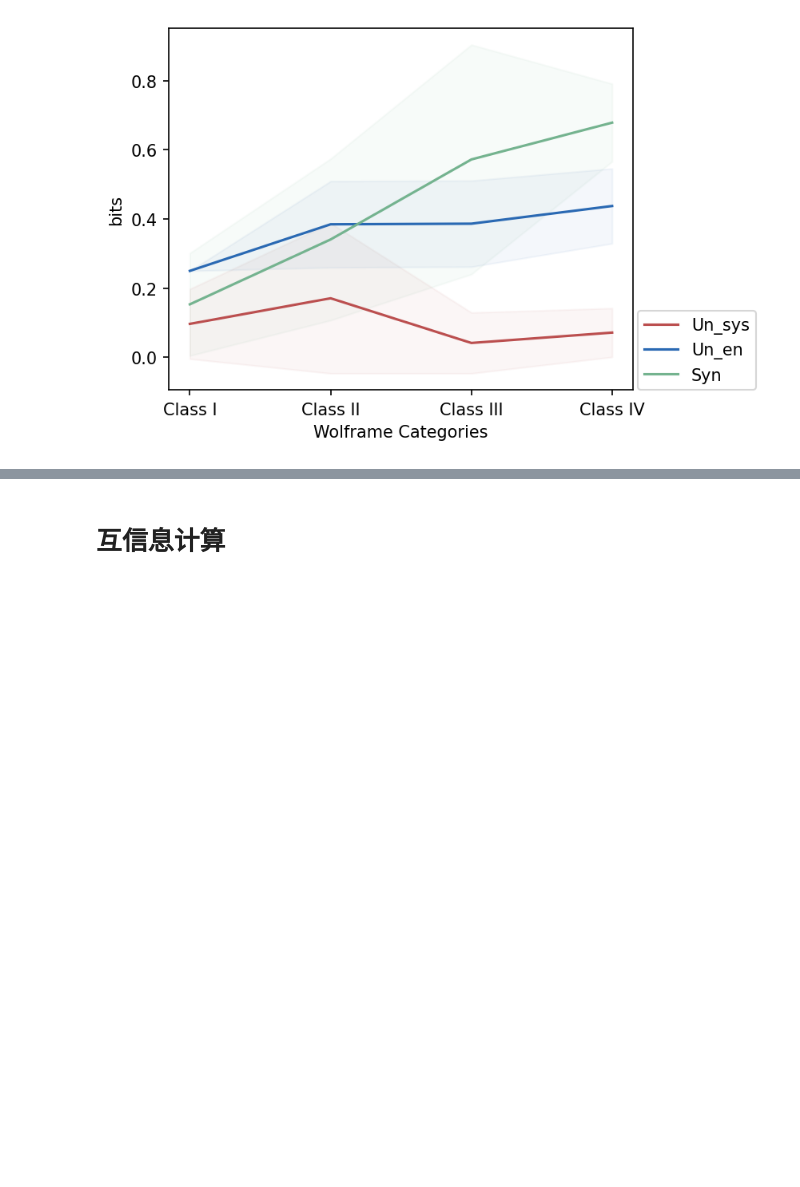
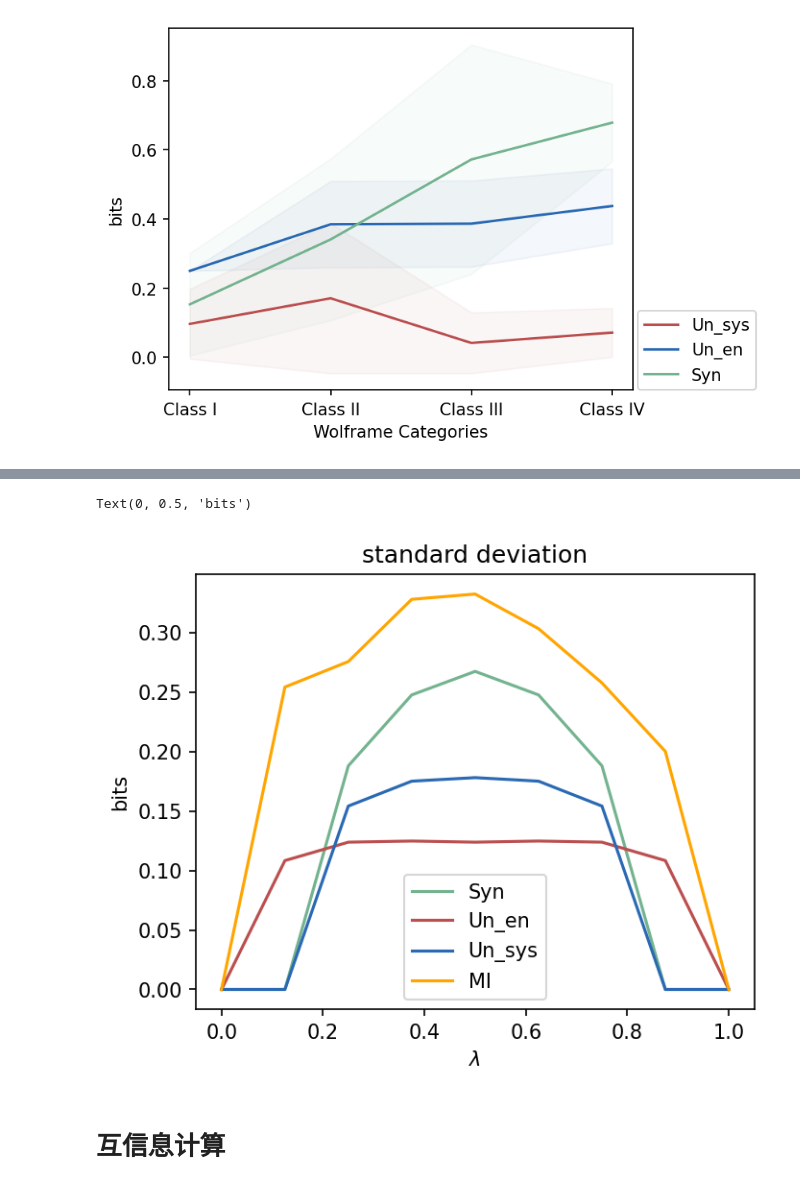
Before and after one commit to Lyn1216/Local-EI-project, a Jupyter notebook: exp/cellular automaton/local_ca.ipynb, the cells around one changed output, grey strips where cells are left out. Saved outputs shown, nothing was run; the diff lists cells and outputs as text; code cells hidden in the pictures; blank space fills up the shorter version.

```diff
--- a/exp/cellular automaton/local_ca.ipynb
+++ b/exp/cellular automaton/local_ca.ipynb
@@ -252,3 +270,16 @@ plt.legend()
+# %%
+plt.figure(figsize=(5,4), dpi=150)
+plt.plot([i/8 for i in range(9)], std_devs, color='#74B38F', label='Syn')
+plt.plot([i/8 for i in range(9)], std_devs1, color='#BB4F4F', label='Un_en')
+plt.plot([i/8 for i in range(9)], std_devs2, color='#2A69B3', label='Un_sys')
+plt.plot([i/8 for i in range(9)], std_devs4, color='#FFA500', label='MI')
+plt.title("standard deviation")
+plt.legend()
+plt.xlabel("$\lambda$")
+plt.ylabel("bits")
+# %% [output]
+Text(0, 0.5, 'bits')
+[figure, added]
 # %% [markdown]
 # 互信息计算
 # %%
```
Also changed, not shown: parts of 9 cells of this notebook, 3 other files.
